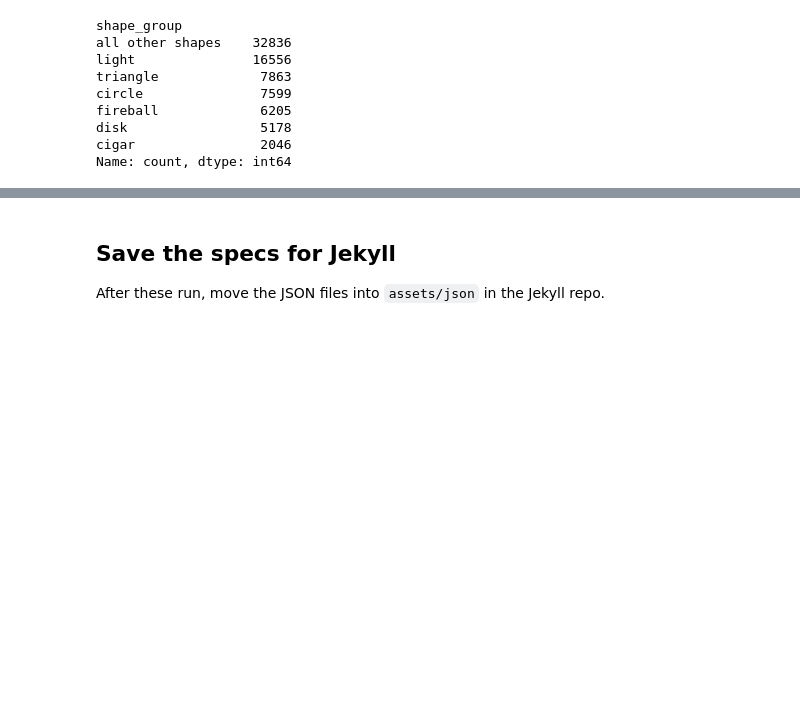
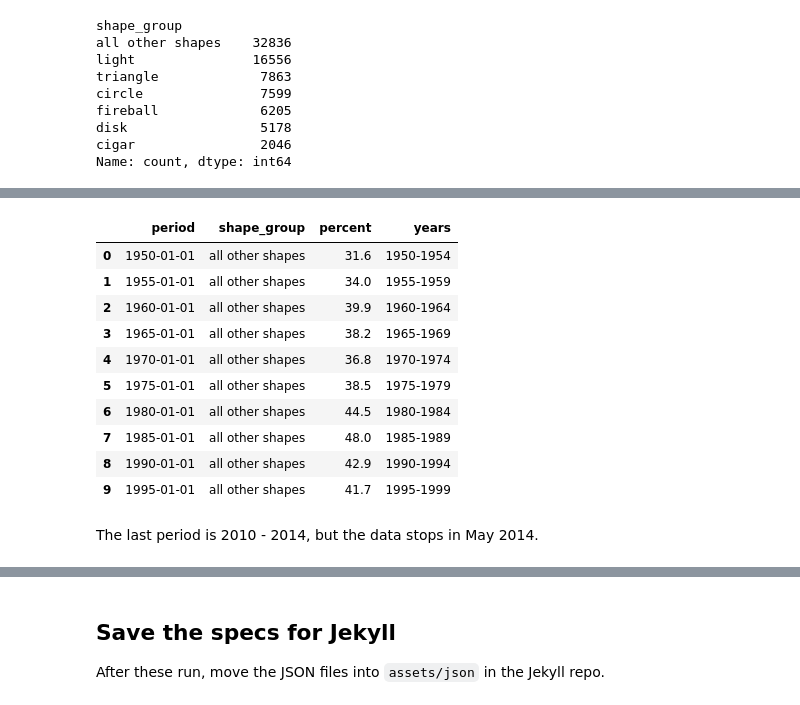
Before and after one commit to AirlessEA/AirlessEA.github.io, a Jupyter notebook: python_notebooks/ufo_altair_hw.ipynb, the cells around one changed output, grey strips where cells are left out. Saved outputs shown, nothing was run; the diff lists cells and outputs as text; code cells hidden in the pictures; blank space fills up the shorter version.

```diff
--- a/python_notebooks/ufo_altair_hw.ipynb
+++ b/python_notebooks/ufo_altair_hw.ipynb
@@ -127,0 +112,23 @@ Timestamp('2014-05-08 18:45:00')
+# %%
+period_totals = shape_counts.sum(axis=1)
+shape_pct = shape_counts.copy()
+for s in shape_pct.columns:
+    shape_pct[s] = (100 * shape_counts[s]/period_totals).round(1)
+shape_share = shape_pct.reset_index().melt('period', var_name='shape_group', value_name='percent')
+shape_share['years'] = shape_share['period'].astype('str') + '-' + (shape_share['period'] + 4).astype('str')
+shape_share['period'] = pd.to_datetime(shape_share['period'].astype('int'), format='%Y')
+shape_share.head(10)
+# %% [output]
+|  | period | shape_group | percent | years |
+| 0 | 1950-01-01 | all other shapes | 31.6 | 1950-1954 |
+| 1 | 1955-01-01 | all other shapes | 34.0 | 1955-1959 |
+| 2 | 1960-01-01 | all other shapes | 39.9 | 1960-1964 |
+| 3 | 1965-01-01 | all other shapes | 38.2 | 1965-1969 |
+| 4 | 1970-01-01 | all other shapes | 36.8 | 1970-1974 |
+| 5 | 1975-01-01 | all other shapes | 38.5 | 1975-1979 |
+| 6 | 1980-01-01 | all other shapes | 44.5 | 1980-1984 |
+| 7 | 1985-01-01 | all other shapes | 48.0 | 1985-1989 |
+| 8 | 1990-01-01 | all other shapes | 42.9 | 1990-1994 |
+| 9 | 1995-01-01 | all other shapes | 41.7 | 1995-1999 |
+# %% [markdown]
+The last period is 2010 - 2014, but the data stops in May 2014.
```
Also changed, not shown: parts of 25 cells of this notebook.
